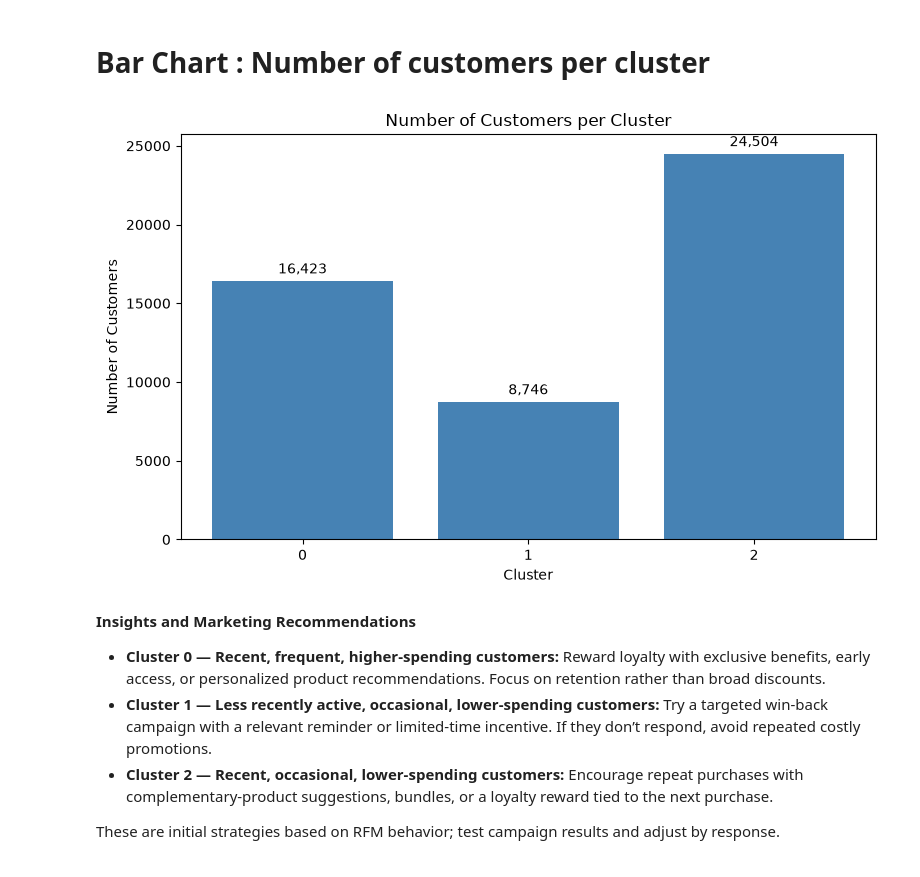
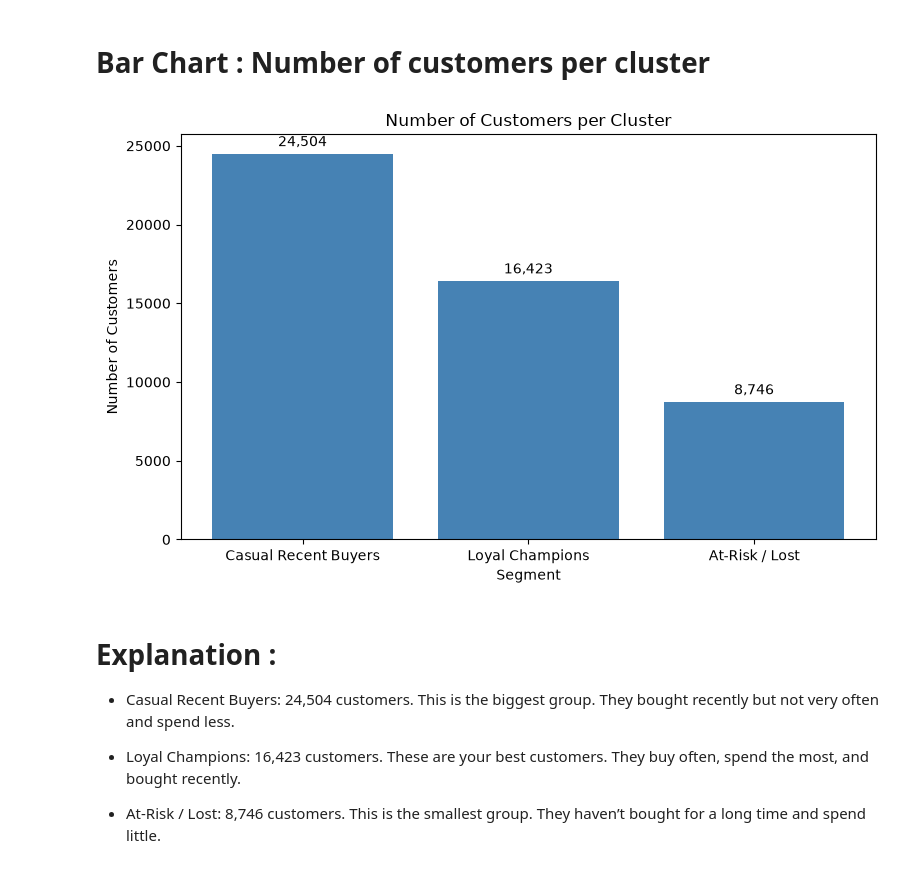
Before and after one commit to harshaslekar5968-crypto/OIBSIP, a Jupyter notebook: DataAnalystics-L1-E-Commerce Customer Data/Customer_Segmentation_RFM_analysis.ipynb, the cells around one changed output. Cells and saved outputs as stored; diff of their text form; code cells hidden in the pictures.

Commit message:
Update customer segmentation RFM analysis

```diff
--- a/DataAnalystics-L1-E-Commerce Customer Data/Customer_Segmentation_RFM_analysis.ipynb
+++ b/DataAnalystics-L1-E-Commerce Customer Data/Customer_Segmentation_RFM_analysis.ipynb
@@ -466,26 +466,32 @@ Cluster 1: less recently active, occasional buyers and lower-spending customers
 Cluster 2: recently active, occasional buyers and lower-spending customers (24,504 customers; 49.3%).
 # %% [markdown]
 # Bar Chart : Number of customers per cluster
-# %%
-counts = cluster_profile["Customer_Count"].sort_index()
-
-fig, ax = plt.subplots(figsize=(8, 5))
-bars = ax.bar(counts.index.astype(str), counts.values, color="steelblue")
-
-ax.set_title("Number of Customers per Cluster")
-ax.set_xlabel("Cluster")
-ax.set_ylabel("Number of Customers")
-ax.bar_label(bars, fmt="{:,.0f}", padding=3)
-
-plt.tight_layout()
-plt.show()
-# %% [output]
-[figure, removed]
-# %% [markdown]
-**Insights and Marketing Recommendations**
-
-- **Cluster 0 — Recent, frequent, higher-spending customers:** Reward loyalty with exclusive benefits, early access, or personalized product recommendations. Focus on retention rather than broad discounts.
-- **Cluster 1 — Less recently active, occasional, lower-spending customers:** Try a targeted win-back campaign with a relevant reminder or limited-time incentive. If they don’t respond, avoid repeated costly promotions.
-- **Cluster 2 — Recent, occasional, lower-spending customers:** Encourage repeat purchases with complementary-product suggestions, bundles, or a loyalty reward tied to the next purchase.
-
-These are initial strategies based on RFM behavior; test campaign results and adjust by response.
+# %%
+cluster_names = {
+    0: "Loyal Champions",
+    1: "At-Risk / Lost",
+    2: "Casual Recent Buyers"
+}
+rfm["Segment"] = rfm["Cluster"].map(cluster_names)
+# %%
+counts = rfm["Segment"].value_counts()
+
+fig, ax = plt.subplots(figsize=(8, 5))
+bars = ax.bar(counts.index, counts.values, color="steelblue")
+
+ax.set_title("Number of Customers per Cluster")
+ax.set_xlabel("Segment")
+ax.set_ylabel("Number of Customers")
+ax.bar_label(bars, fmt="{:,.0f}", padding=3)
+
+plt.tight_layout()
+plt.show()
+# %% [output]
+[figure, added]
+# %% [markdown]
+# Explanation :
+* Casual Recent Buyers: 24,504 customers. This is the biggest group. They bought recently but not very often and spend less.
+
+* Loyal Champions: 16,423 customers. These are your best customers. They buy often, spend the most, and bought recently.
+
+* At-Risk / Lost: 8,746 customers. This is the smallest group. They haven’t bought for a long time and spend little.
```
Also changed, not shown: parts of 1 cell of this notebook.
